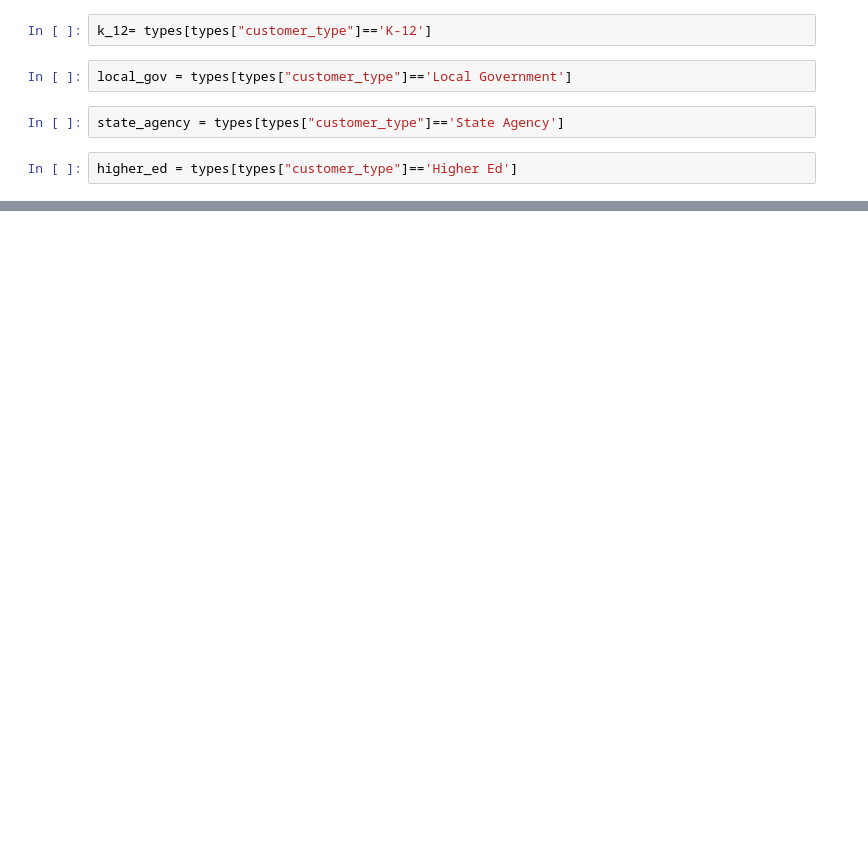
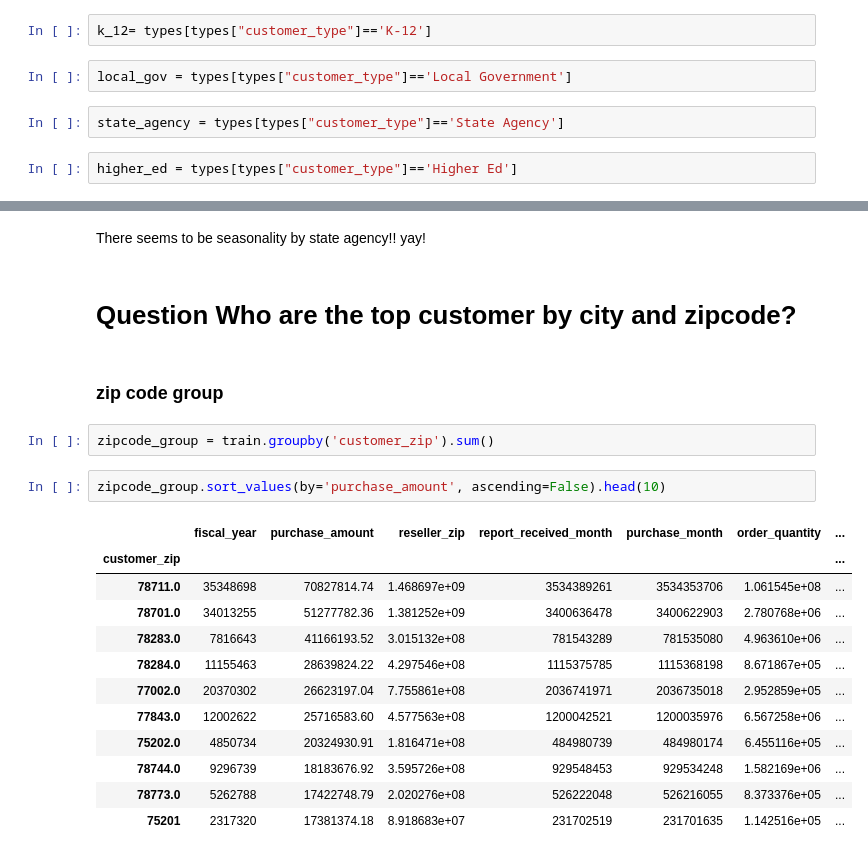
Before and after one commit to The-Real-MVPs/cisco-time-series-analysis, a Jupyter notebook: yvette_ibarra/yvette_workbook.ipynb, the cells around one changed output, grey strips where cells are left out. Saved outputs shown, nothing was run; the diff lists cells and outputs as text; blank space fills up the shorter version.

```diff
--- a/yvette_ibarra/yvette_workbook.ipynb
+++ b/yvette_ibarra/yvette_workbook.ipynb
@@ -486,0 +554,23 @@ There seems to be seasonality by state agency!! yay!
+# %% [markdown]
+There seems to be seasonality by state agency!! yay!
+# %% [markdown]
+# Question Who are the top customer by city and zipcode?
+# %% [markdown]
+### zip code group
+# %%
+zipcode_group = train.groupby('customer_zip').sum()
+# %%
+zipcode_group.sort_values(by='purchase_amount', ascending=False).head(10)
+# %% [output]
+|  | fiscal_year | purchase_amount | reseller_zip | report_received_month | purchase_month | order_quantity | ... |
+| customer_zip |  |  |  |  |  |  | ... |
+| 78711.0 | 35348698 | 70827814.74 | 1.468697e+09 | 3534389261 | 3534353706 | 1.061545e+08 | ... |
+| 78701.0 | 34013255 | 51277782.36 | 1.381252e+09 | 3400636478 | 3400622903 | 2.780768e+06 | ... |
+| 78283.0 | 7816643 | 41166193.52 | 3.015132e+08 | 781543289 | 781535080 | 4.963610e+06 | ... |
+| 78284.0 | 11155463 | 28639824.22 | 4.297546e+08 | 1115375785 | 1115368198 | 8.671867e+05 | ... |
+| 77002.0 | 20370302 | 26623197.04 | 7.755861e+08 | 2036741971 | 2036735018 | 2.952859e+05 | ... |
+| 77843.0 | 12002622 | 25716583.60 | 4.577563e+08 | 1200042521 | 1200035976 | 6.567258e+06 | ... |
+| 75202.0 | 4850734 | 20324930.91 | 1.816471e+08 | 484980739 | 484980174 | 6.455116e+05 | ... |
+| 78744.0 | 9296739 | 18183676.92 | 3.595726e+08 | 929548453 | 929534248 | 1.582169e+06 | ... |
+| 78773.0 | 5262788 | 17422748.79 | 2.020276e+08 | 526222048 | 526216055 | 8.373376e+05 | ... |
+| 75201 | 2317320 | 17381374.18 | 8.918683e+07 | 231702519 | 231701635 | 1.142516e+05 | ... |
```
Also changed, not shown: parts of 67 cells of this notebook.
